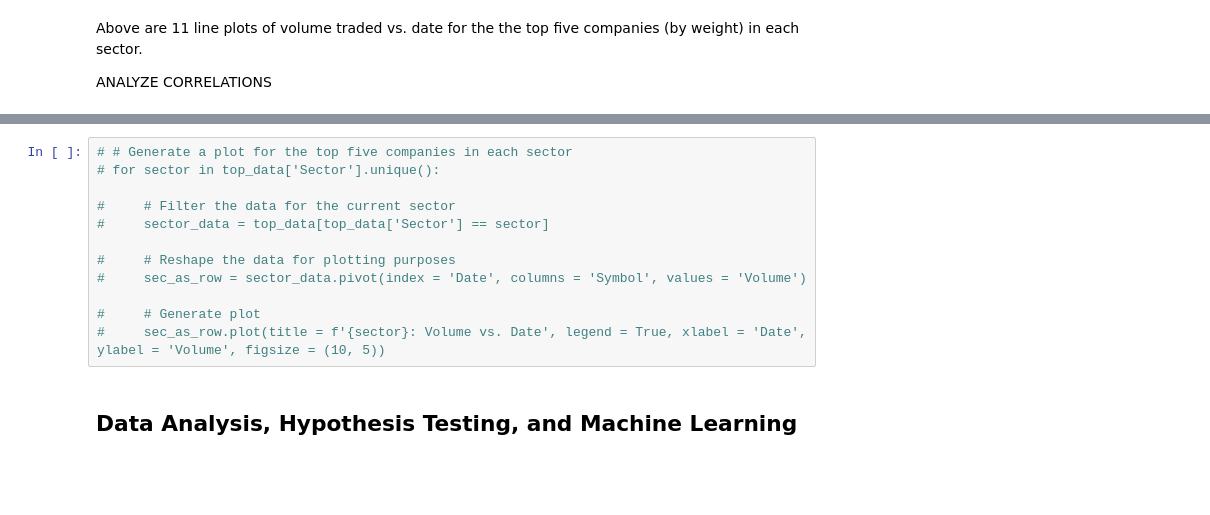
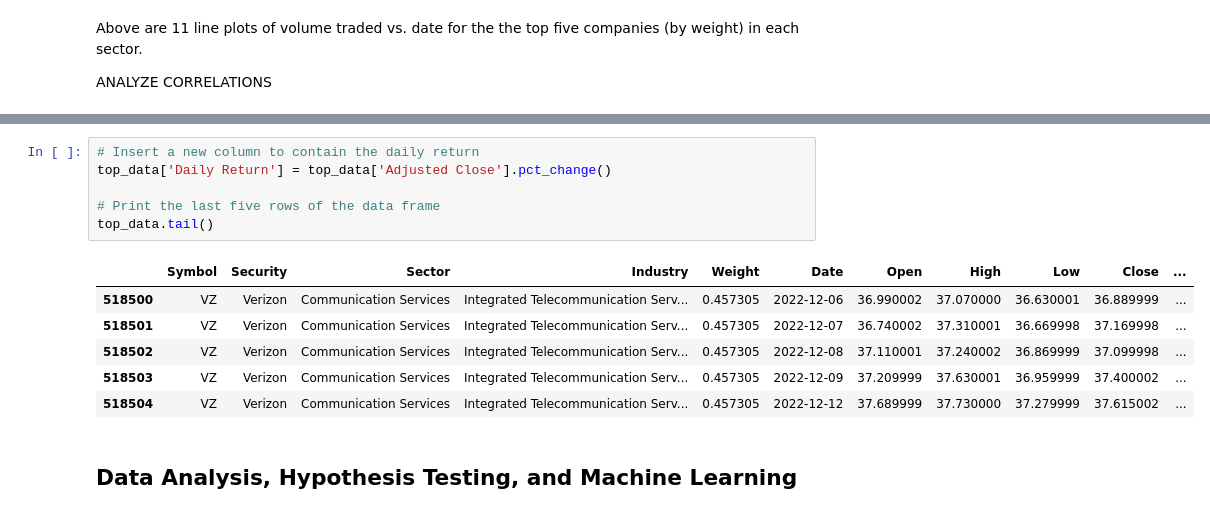
Before and after one commit to melvinrajendran/SP500-Stock-Price-Analysis, a Jupyter notebook: SP500StockPriceAnalysis.ipynb, the cells around one changed output, grey strips where cells are left out. Saved outputs shown, nothing was run; the diff lists cells and outputs as text; blank space fills up the shorter version.

Commit message:
Add moving average and daily return columns

```diff
--- a/SP500StockPriceAnalysis.ipynb
+++ b/SP500StockPriceAnalysis.ipynb
@@ -308,15 +308,16 @@ top_data.tail()
-# %%
-# # Generate a plot for the top five companies in each sector
-# for sector in top_data['Sector'].unique():
-
-#     # Filter the data for the current sector
-#     sector_data = top_data[top_data['Sector'] == sector]
-
-#     # Reshape the data for plotting purposes
-#     sec_as_row = sector_data.pivot(index = 'Date', columns = 'Symbol', values = 'Volume')
-
-#     # Generate plot
-#     sec_as_row.plot(title = f'{sector}: Volume vs. Date', legend = True, xlabel = 'Date', ylabel = 'Volume', figsize = (10, 5))
+# %%
+# Insert a new column to contain the daily return
+top_data['Daily Return'] = top_data['Adjusted Close'].pct_change()
+
+# Print the last five rows of the data frame
+top_data.tail()
+# %% [output]
+|  | Symbol | Security | Sector | Industry | Weight | Date | Open | High | Low | Close | ... |
+| 518500 | VZ | Verizon | Communication Services | Integrated Telecommunication Serv... | 0.457305 | 2022-12-06 | 36.990002 | 37.070000 | 36.630001 | 36.889999 | ... |
+| 518501 | VZ | Verizon | Communication Services | Integrated Telecommunication Serv... | 0.457305 | 2022-12-07 | 36.740002 | 37.310001 | 36.669998 | 37.169998 | ... |
+| 518502 | VZ | Verizon | Communication Services | Integrated Telecommunication Serv... | 0.457305 | 2022-12-08 | 37.110001 | 37.240002 | 36.869999 | 37.099998 | ... |
+| 518503 | VZ | Verizon | Communication Services | Integrated Telecommunication Serv... | 0.457305 | 2022-12-09 | 37.209999 | 37.630001 | 36.959999 | 37.400002 | ... |
+| 518504 | VZ | Verizon | Communication Services | Integrated Telecommunication Serv... | 0.457305 | 2022-12-12 | 37.689999 | 37.730000 | 37.279999 | 37.615002 | ... |
 # %% [markdown]
 ## Data Analysis, Hypothesis Testing, and Machine Learning
 # %% [markdown]
```
Also changed, not shown: parts of 7 cells of this notebook.
